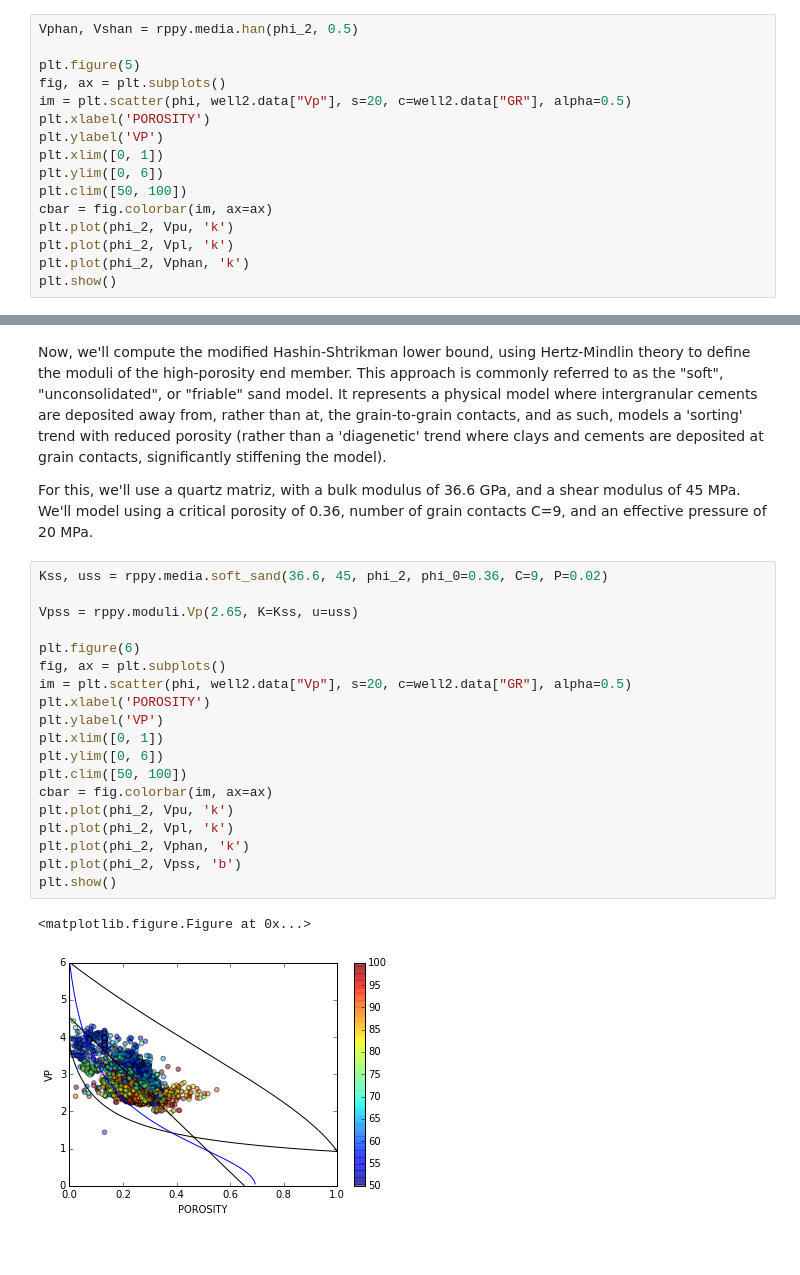
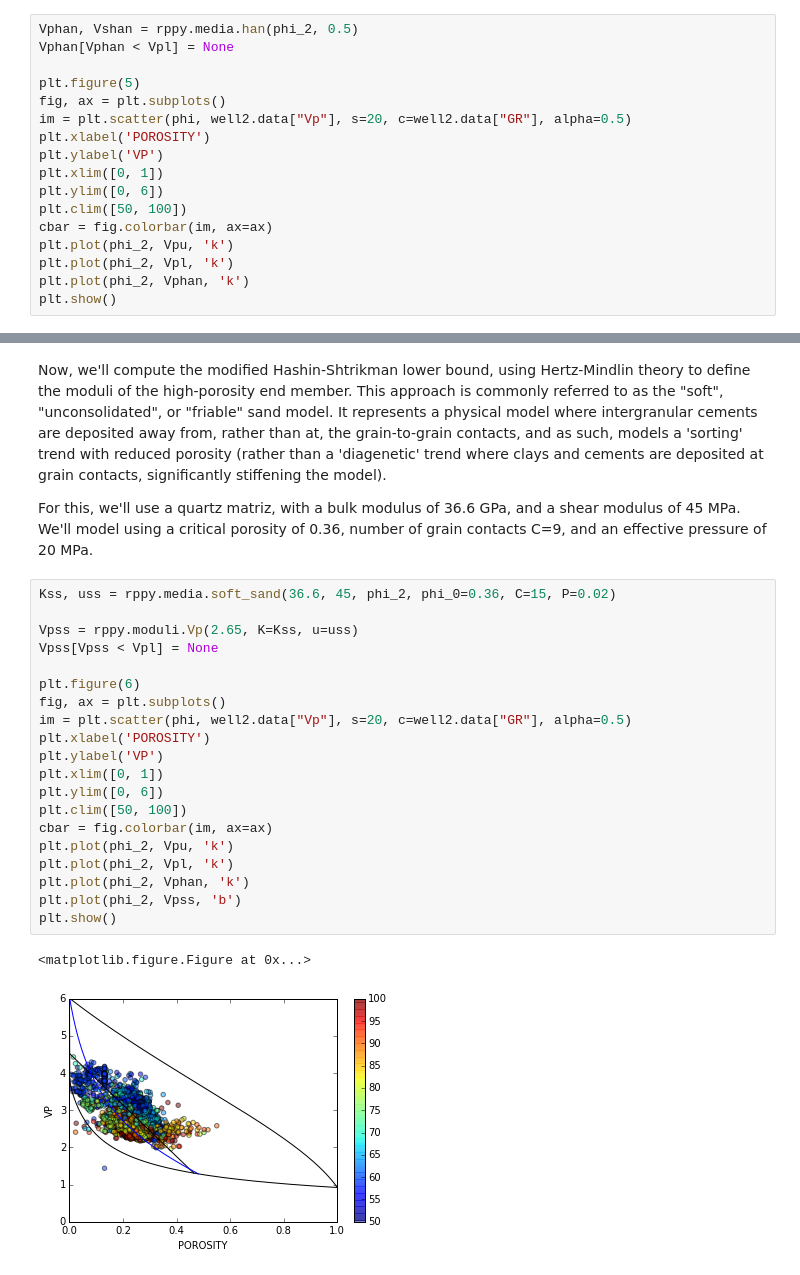
Before and after one commit to sconten/rppy, a Jupyter notebook: notebooks/QSI Sample Workflow.ipynb, the cells around one changed output, grey strips where cells are left out. Saved outputs shown, nothing was run; the diff lists cells and outputs as text.

```diff
--- a/notebooks/QSI Sample Workflow.ipynb
+++ b/notebooks/QSI Sample Workflow.ipynb
@@ -152,6 +152,7 @@ plt.show()
 Now we'll compute, and add to the mix, Han's empirical sandstone line, for a water-saturated sand at 40 MPa, with a clay content of 5%.
 # %%
 Vphan, Vshan = rppy.media.han(phi_2, 0.5)
+Vphan[Vphan < Vpl] = None
 
 plt.figure(5)
 fig, ax = plt.subplots()
@@ -174,24 +175,25 @@ Now, we'll compute the modified Hashin-Shtrikman lower bound, using Hertz-Mindli
 
 For this, we'll use a quartz matriz, with a bulk modulus of 36.6 GPa, and a shear modulus of 45 MPa. We'll model using a critical porosity of 0.36, number of grain contacts C=9, and an effective pressure of 20 MPa.
 # %%
-Kss, uss = rppy.media.soft_sand(36.6, 45, phi_2, phi_0=0.36, C=9, P=0.02)
+Kss, uss = rppy.media.soft_sand(36.6, 45, phi_2, phi_0=0.36, C=15, P=0.02)
 
 Vpss = rppy.moduli.Vp(2.65, K=Kss, u=uss)
+Vpss[Vpss < Vpl] = None
 
 plt.figure(6)
 fig, ax = plt.subplots()
 im = plt.scatter(phi, well2.data["Vp"], s=20, c=well2.data["GR"], alpha=0.5)
 plt.xlabel('POROSITY')
 plt.ylabel('VP')
 plt.xlim([0, 1])
 plt.ylim([0, 6])
 plt.clim([50, 100])
 cbar = fig.colorbar(im, ax=ax)
 plt.plot(phi_2, Vpu, 'k')
 plt.plot(phi_2, Vpl, 'k')
 plt.plot(phi_2, Vphan, 'k')
 plt.plot(phi_2, Vpss, 'b')
 plt.show()
 # %% [output]
 <matplotlib.figure.Figure at 0x...>
-[figure, old version]
+[figure, new version]
```
Also changed, not shown: parts of 1 cell of this notebook, 2 other files.
